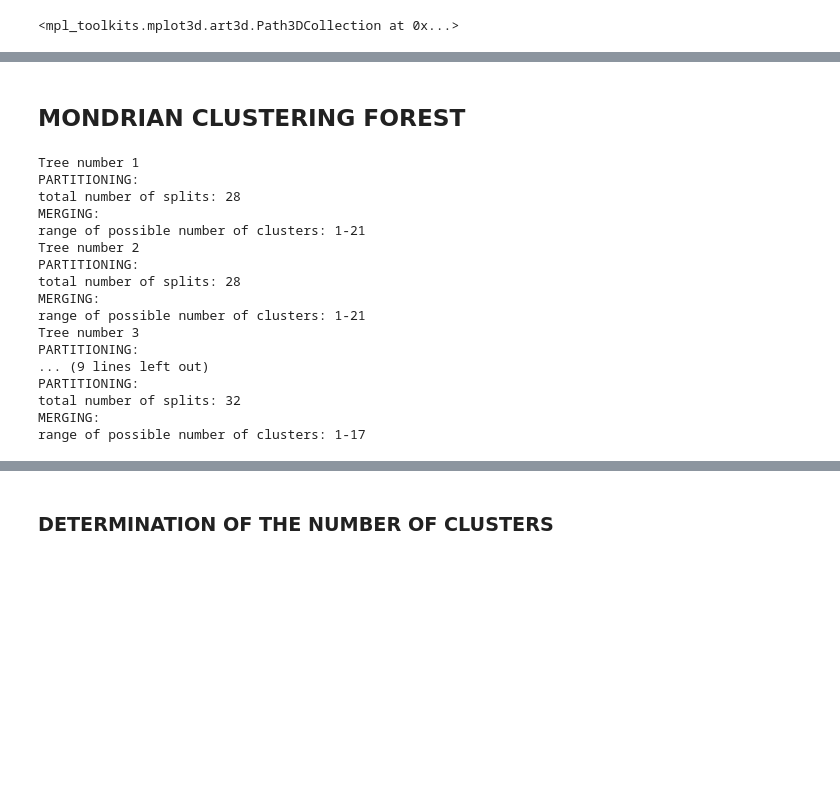
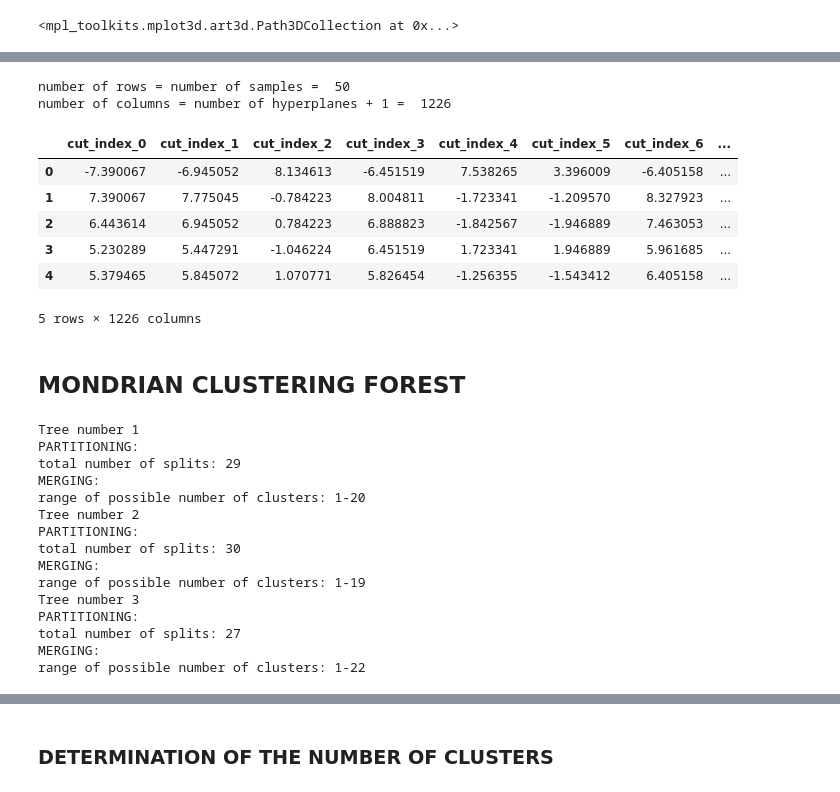
Before and after one commit to SilviaMariaMacri/Unsupervised-Mondrian-Forest, a Jupyter notebook: example/blobs3D.ipynb, the cells around one changed output, grey strips where cells are left out. Cells and saved outputs as stored; diff of their text form; code cells hidden in the pictures; blank space fills up the shorter version.

```diff
--- a/example/blobs3D.ipynb
+++ b/example/blobs3D.ipynb
@@ -42,8 +42,4 @@ ax.scatter(df_blobs.query('y==2')['X1'],df_blobs.query('y==2')['X2'],df_blobs.qu
 <mpl_toolkits.mplot3d.art3d.Path3DCollection at 0x...>
 # %%
 import Matrix
-
-dist_matrix = Matrix.distance_matrix(X)
-
-print(len(dist_matrix))
-dist_matrix.head()
+data_index,cut_matrix,point_cut_distance = Matrix.cut_ensemble(X)
@@ -59,3 +66,17 @@ dist_matrix.head()
+# %%
+print('number of rows = number of samples = ',len(point_cut_distance))
+print('number of columns = number of hyperplanes + 1 = ',len(point_cut_distance.columns))
+point_cut_distance.head()
+# %% [output]
+number of rows = number of samples =  50
+number of columns = number of hyperplanes + 1 =  1226
+|  | cut_index_0 | cut_index_1 | cut_index_2 | cut_index_3 | cut_index_4 | cut_index_5 | cut_index_6 | ... |
+| 0 | -7.390067 | -6.945052 | 8.134613 | -6.451519 | 7.538265 | 3.396009 | -6.405158 | ... |
+| 1 | 7.390067 | 7.775045 | -0.784223 | 8.004811 | -1.723341 | -1.209570 | 8.327923 | ... |
+| 2 | 6.443614 | 6.945052 | 0.784223 | 6.888823 | -1.842567 | -1.946889 | 7.463053 | ... |
+| 3 | 5.230289 | 5.447291 | -1.046224 | 6.451519 | 1.723341 | 1.946889 | 5.961685 | ... |
+| 4 | 5.379465 | 5.845072 | 1.070771 | 5.826454 | -1.256355 | -1.543412 | 6.405158 | ... |
+5 rows × 1226 columns
 # %% [markdown]
 ## MONDRIAN CLUSTERING FOREST
 # %%
@@ -67,23 +87,21 @@ exp = 5
 metric = 'min_corr'  # 'variance','centroid_diff','centroid_ratio','min'
 # %%
 # the forest consists of 5 trees
-number_of_iterations = 5
-Mondrian.mondrian_forest(namefile,X,t0,lifetime,exp,metric,number_of_iterations)
+number_of_iterations = 3
+list_part,list_m,list_p_tot,list_m_leaf_tot,ami_mean,ami_std,ami_tot = Mondrian.mondrian_forest(X,t0,lifetime,exp,metric,number_of_iterations)
 # %% [output]
 Tree number 1
 PARTITIONING:
-total number of splits: 28
+total number of splits: 29
 MERGING:
-range of possible number of clusters: 1-21
+range of possible number of clusters: 1-20
 Tree number 2
 PARTITIONING:
-total number of splits: 28
+total number of splits: 30
 MERGING:
-range of possible number of clusters: 1-21
+range of possible number of clusters: 1-19
 Tree number 3
 PARTITIONING:
-... (9 lines left out)
-PARTITIONING:
-total number of splits: 32
+total number of splits: 27
 MERGING:
-range of possible number of clusters: 1-17
+range of possible number of clusters: 1-22
```
Also changed, not shown: parts of 12 cells of this notebook, 33 other files.
